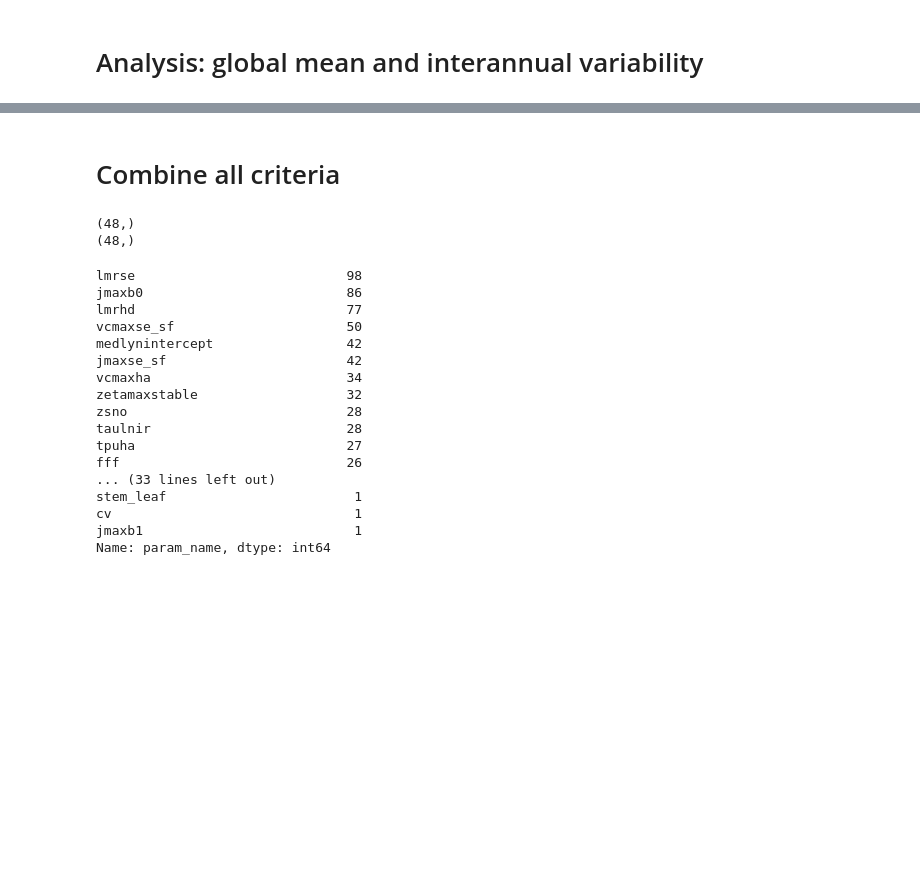
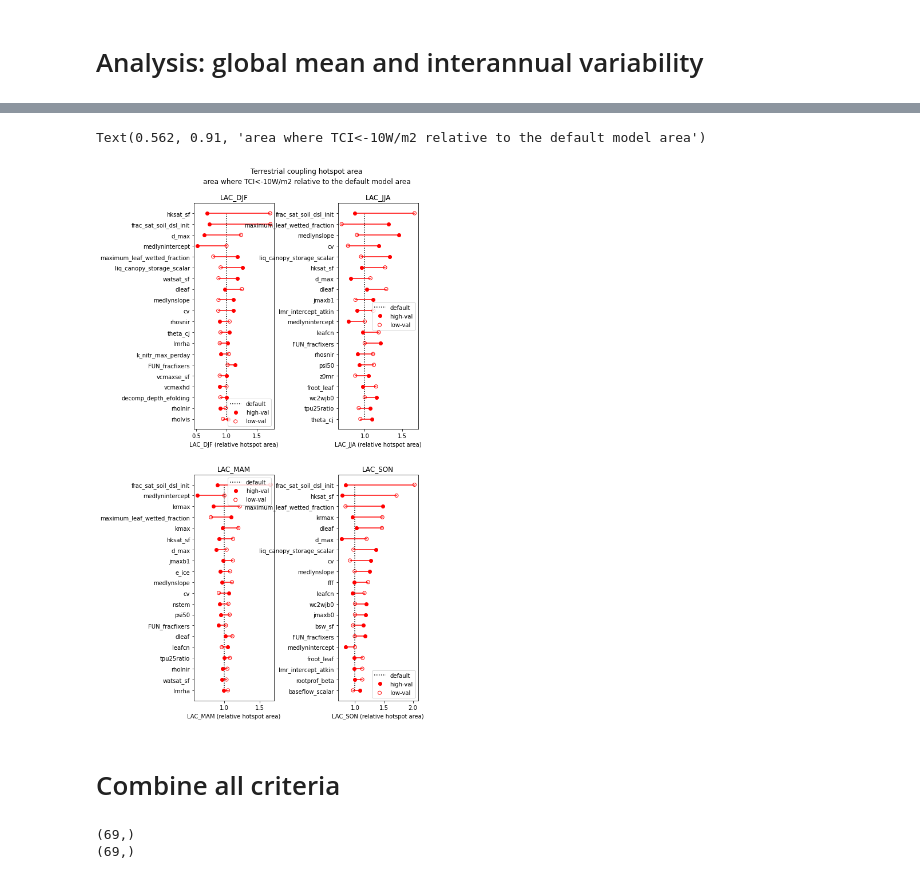
Before and after one commit to czarakas/coupled_PPE, a Jupyter notebook: parameter_selection/Coupled_PPE_param_selection.ipynb, the cells around one changed output, grey strips where cells are left out. Drawn from its saved outputs; the diff is of its cells as text; code cells hidden in the pictures; blank space fills up the shorter version.

```diff
--- a/parameter_selection/Coupled_PPE_param_selection.ipynb
+++ b/parameter_selection/Coupled_PPE_param_selection.ipynb
@@ -449,0 +478,14 @@ df_global = pd.DataFrame({'param_name': params_top5,
+# %%
+keys_without_h5 = []
+for key in keys:
+    if np.size(glob.glob('/glade/scratch/djk2120/PPEn11/hist/CTL2010/'+'*'+key+'*'+'h5'+'*.nc'))==0:
+        #print(key+ ' == 0')
+        keys_without_h5.append(key)
+    elif np.size(glob.glob('/glade/scratch/djk2120/PPEn11/hist/CTL2010/'+'*'+key+'*'+'h5'+'*.nc'))>1:
+        print(key+ ' > 1')
+        #keys_without_h5.append(key)
+# %%
+tape='h5'
+data_vars = ['SOILWATER_10CM','FSH']
+keys_with_h5 = keys[~keys.isin(keys_without_h5)]
+dsd = get_ensemble('CTL2010',data_vars,tape,keys_with_h5,paramkey)
@@ -449,0 +496,6 @@ df_global = pd.DataFrame({'param_name': params_top5,
+# %%
+x = dsd.SOILWATER_10CM.groupby('time.season')
+y = dsd.FSH.groupby('time.season')
+cv0 = (x-x.mean())*(y-y.mean())
+cv  = cv0.groupby('time.season').sum()/x.count()
+couplingIndex = (cv/x.std()).compute()
@@ -450,3 +505,40 @@ df_global = pd.DataFrame({'param_name': params_top5,
+# %%
+unit = 'relative hotspot area'
+ln1  = 'Terrestrial coupling hotspot area'
+ln2  = 'area where TCI<-10W/m2 relative to the default model area'
+nx=20
+plt.figure(figsize=[8,16])
+for i,seas in zip(range(4),rel_area.season):
+    sstr = str(seas.values)
+    xmeans  = [];xmins=[];xmaxs=[];dxs=[]
+    for u in uniques:
+        pair  = find_pair(rel_area.sel(season=seas),
+                          dsd.param,dsd.minmax,u)
+        xmin  = pair[0].values
+        xmax  = pair[1].values
+        dx    = abs(xmax-xmin)
+
+        xmins.append(xmin)
+        xmaxs.append(xmax)
+        dxs.append(dx)
+
+    ranks = np.argsort(dxs)
+
+    pvals = [uniques[ranks[i]] for i in range(-nx,0)]
+    xmins = [xmins[ranks[i]]   for i in range(-nx,0)]
+    xmaxs = [xmaxs[ranks[i]]   for i in range(-nx,0)]
+
+    plt.subplot(2,2,i+1)
+    plot20('LAC',xdef,xmins,xmaxs,pvals,sstr,unit)
+
+plt.subplots_adjust(wspace=0.8)
+plt.subplots_adjust(left=0.22)
+plt.figtext(0.562,0.925,ln1,fontsize=12,ha='center')
+plt.figtext(0.562,0.91, ln2,fontsize=12,ha='center')
+#plt.savefig('../figs/LAcoupling_top20.pdf')
+# %% [output]
+Text(0.562, 0.91, 'area where TCI<-10W/m2 relative to the default model area')
+[figure, added]
 # %% [markdown]
 # Combine all criteria
 # %%
@@ -454,24 +546,7 @@ df_all = pd.concat([df_biomes, df_global], ignore_index=True)
 # %%
 print(np.shape(df_all['param_name'].value_counts()))
 print(np.shape(df_all['param_name'][df_all['rank']<=5].value_counts()))
-df_all['param_name'][df_all['rank']<=5].value_counts()
+#df_all['param_name'][df_all['rank']<=5].value_counts()
 # %% [output]
-(48,)
-(48,)
+(69,)
+(69,)
-lmrse                           98
-jmaxb0                          86
-lmrhd                           77
-vcmaxse_sf                      50
-medlynintercept                 42
-jmaxse_sf                       42
-vcmaxha                         34
-zetamaxstable                   32
-zsno                            28
-taulnir                         28
-tpuha                           27
-fff                             26
-... (33 lines left out)
-stem_leaf                        1
-cv                               1
-jmaxb1                           1
-Name: param_name, dtype: int64
```
Also changed, not shown: parts of 72 cells of this notebook, 3 other files.
